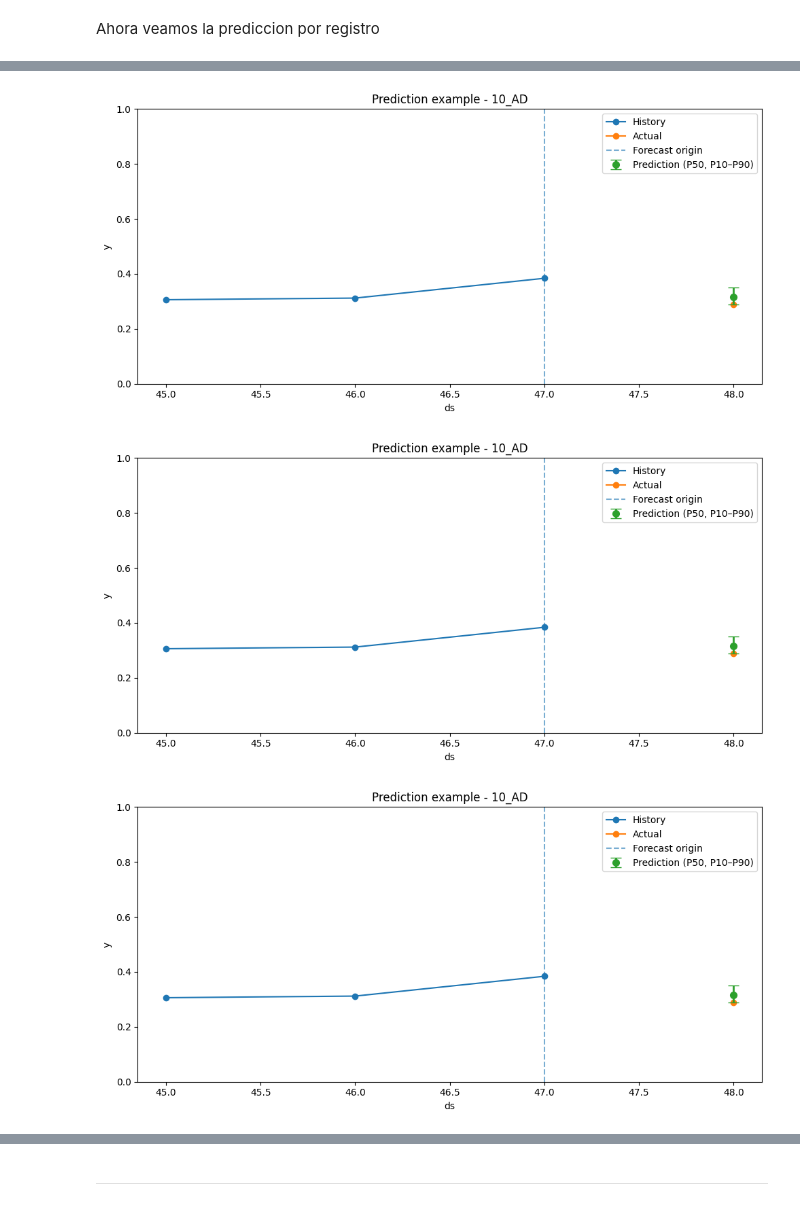
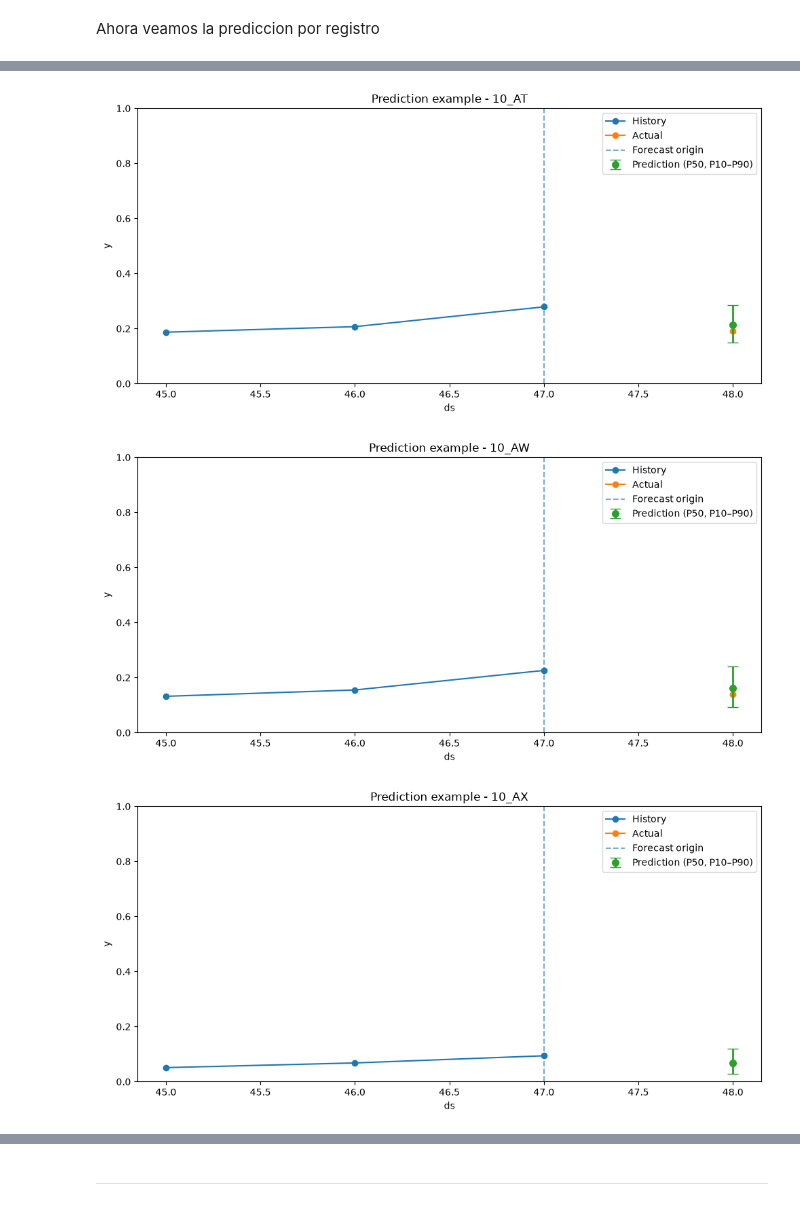
Before and after one commit to contepablod/ML-AI_Bourbaki, a Jupyter notebook: Semana2/TFT_nixtla.ipynb, the cells around one changed output, grey strips where cells are left out. Saved outputs shown, nothing was run; the diff lists cells and outputs as text; code cells hidden in the pictures.

```diff
--- a/Semana2/TFT_nixtla.ipynb
+++ b/Semana2/TFT_nixtla.ipynb
@@ -1268,7 +1291,7 @@ for uid in example_ids:
         pred_col_50=pred_col_50,
         pred_col_10=pred_col_10,
         pred_col_90=pred_col_90,
-        unique_id=unique_id,
+        unique_id=uid,
         input_size=3,
     )
 # %% [output]
@@ -1280,3 +1303,3 @@ for uid in example_ids:
-[figure, old version]
+[figure, new version]
-[figure, old version]
+[figure, new version]
-[figure, old version]
+[figure, new version]
```
Also changed, not shown: parts of 23 cells of this notebook.
